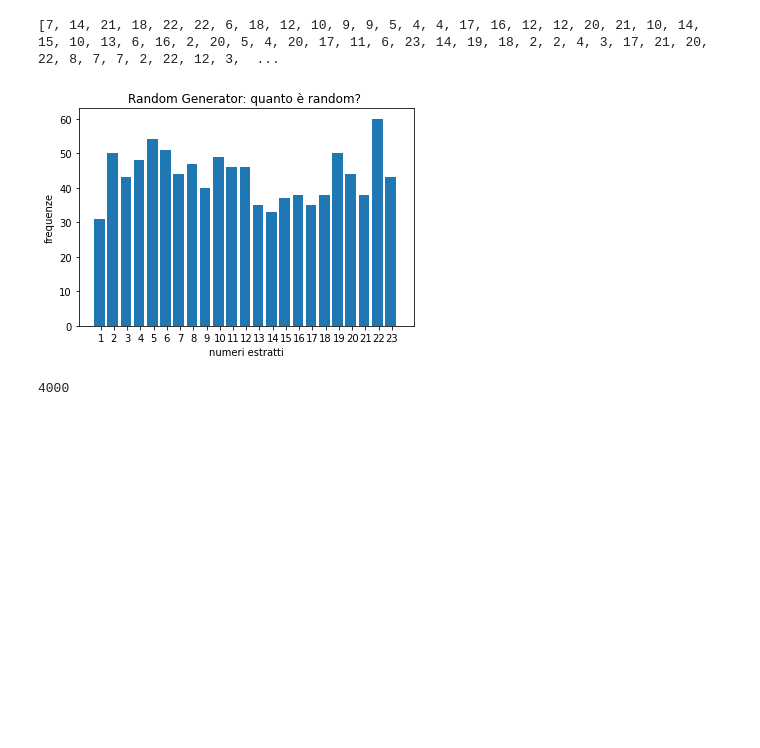
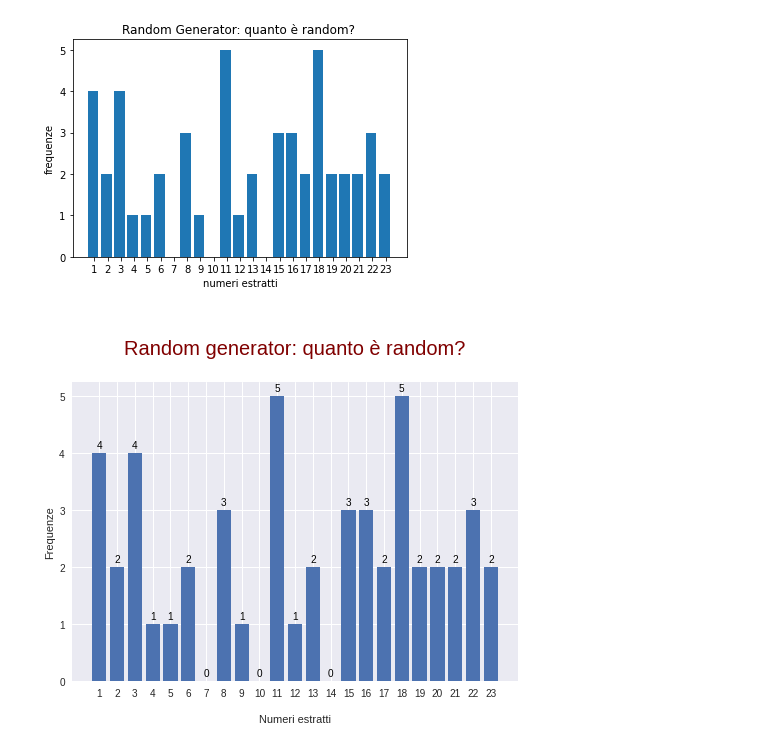
Before and after one commit to tommaso-dognini/numeri_casuali, a Jupyter notebook: numeri_casuali.ipynb, the cells around one changed output. Drawn from its saved outputs; the diff is of its cells as text; code cells hidden in the pictures; blank space fills up the shorter version.

```diff
--- a/numeri_casuali.ipynb
+++ b/numeri_casuali.ipynb
@@ -12,7 +12,7 @@ time.sleep(10)
 #imposto i valori
 minimo = 1
 massimo =23
-volte = 1000
+volte = 50
 
 min = browser.find_element_by_id('UMy8j')
 min.clear()
@@ -30,14 +30,14 @@ for i in range(volte):
     time.sleep(0.5)
     numeri.append(int(ris.text))
 
-print(numeri)
+#print(numeri)
-# %% [output]
-[7, 14, 21, 18, 22, 22, 6, 18, 12, 10, 9, 9, 5, 4, 4, 17, 16, 12, 12, 20, 21, 10, 14, 15, 10, 13, 6, 16, 2, 20, 5, 4, 20, 17, 11, 6, 23, 14, 19, 18, 2, 2, 4, 3, 17, 21, 20, 22, 8, 7, 7, 2, 22, 12, 3,  ...
 # %%
 # a questo punto ho un array con tutti i risultati
 numero_numeri = massimo-minimo
 
 import matplotlib.pyplot as plt
+import matplotlib as mpl
+import numpy as np
 plt.hist(numeri,numero_numeri+1,range =(minimo,massimo+1), width=0.8 ,align='left')
 
 plt.xticks([k for k in range(minimo,massimo+1)])
@@ -47,8 +47,41 @@ plt.xlabel('numeri estratti')
 plt.ylabel('frequenze')
 plt.show()
 # %% [output]
-[figure, old version]
+[figure, new version]
-# %%
-tot_numeri.extend(numeri)
-# %% [output]
-4000
+# %%
+x = np.arange(minimo,massimo +1) # per distanziare colonne
+width = 0.8 #larghezza delle colonne
+
+frequenze = [] #array delle frequenze
+for i in range(minimo,massimo+1):
+    frequenze.append(numeri.count(i))
+
+mpl.style.use('seaborn')
+fig, ax = plt.subplots()
+rects = ax.bar(x, frequenze , width, label='frequenze')
+
+
+ax.set_title('\nRandom generator: quanto è random?\n',c = 'maroon', size = 20.0)
+ax.set_ylabel('Frequenze')
+ax.set_xlabel('\nNumeri estratti')
+ax.set_xticks(x)
+
+#setting colors
+mpl.rcParams['text.color'] = 'black'
+mpl.rcParams['xtick.color'] = 'gray'
+mpl.rcParams['ytick.color'] = 'gray'
+mpl.rcParams['axes.labelcolor'] = 'red'
+
+for rect in rects:
+        height = rect.get_height()
+        ax.annotate('{}'.format(height),
+                    xy=(rect.get_x() + rect.get_width()/2, height),
+                    xytext=(0, 3),  # 3 points vertical offset
+                    textcoords="offset points",
+                    ha='center', va='bottom')
+
+
+
+plt.show()
+# %% [output]
+[figure, added]
```
Also changed, not shown: parts of 1 cell of this notebook, 1 other file.
